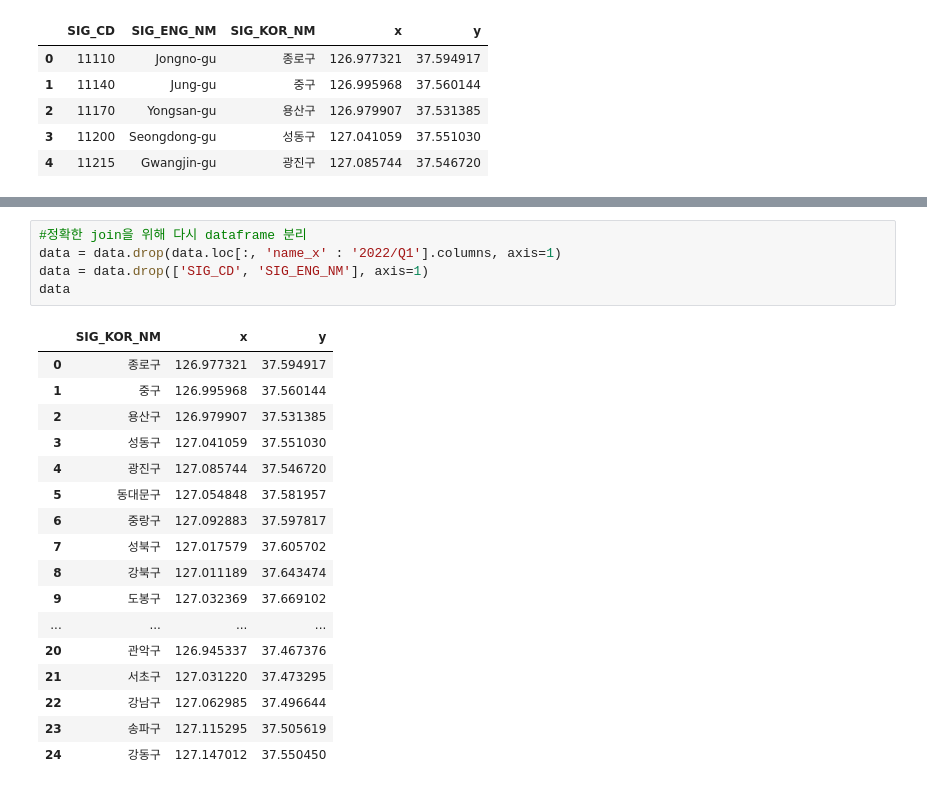
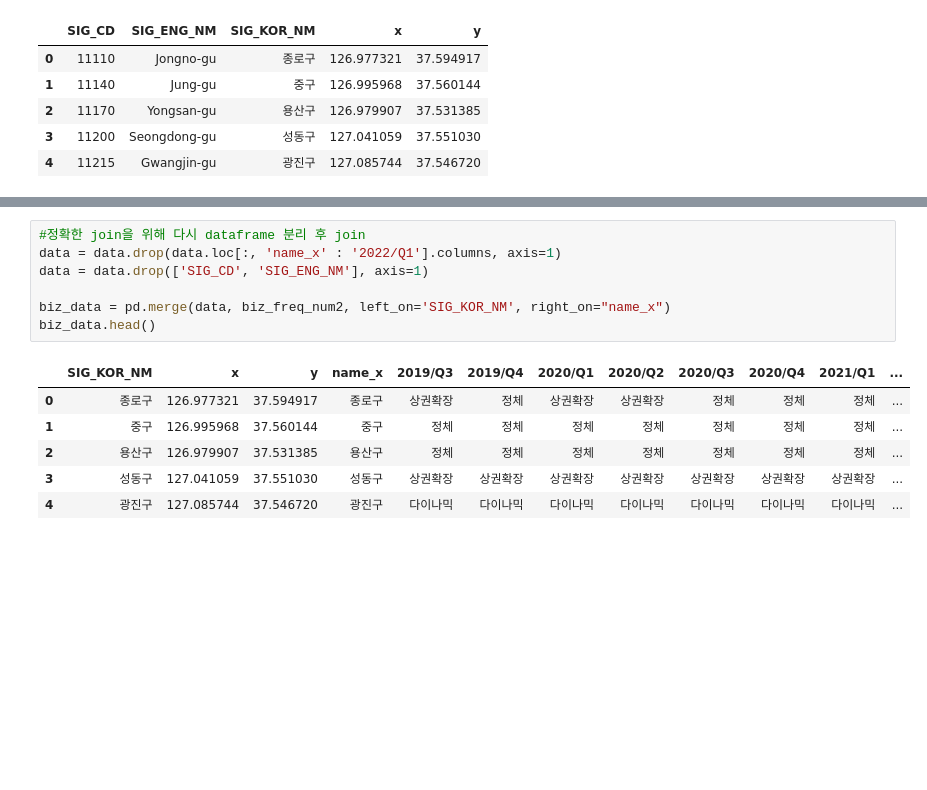
Before and after one commit to YongWanJin/KDTteam5_semiproject, a Jupyter notebook: code/상권변화지표_행정동별.ipynb, the cells around one changed output, grey strips where cells are left out. Drawn from its saved outputs; the diff is of its cells as text; blank space fills up the shorter version.

```diff
--- a/code/상권변화지표_행정동별.ipynb
+++ b/code/상권변화지표_행정동별.ipynb
@@ -443,23 +290,14 @@ data
 # %%
-#정확한 join을 위해 다시 dataframe 분리
+#정확한 join을 위해 다시 dataframe 분리 후 join
 data = data.drop(data.loc[:, 'name_x' : '2022/Q1'].columns, axis=1)
 data = data.drop(['SIG_CD', 'SIG_ENG_NM'], axis=1)
-data
+
+biz_data = pd.merge(data, biz_freq_num2, left_on='SIG_KOR_NM', right_on="name_x")
+biz_data.head()
 # %% [output]
-|  | SIG_KOR_NM | x | y |
-| 0 | 종로구 | 126.977321 | 37.594917 |
-| 1 | 중구 | 126.995968 | 37.560144 |
-| 2 | 용산구 | 126.979907 | 37.531385 |
-| 3 | 성동구 | 127.041059 | 37.551030 |
-| 4 | 광진구 | 127.085744 | 37.546720 |
-| 5 | 동대문구 | 127.054848 | 37.581957 |
-| 6 | 중랑구 | 127.092883 | 37.597817 |
-| 7 | 성북구 | 127.017579 | 37.605702 |
-| 8 | 강북구 | 127.011189 | 37.643474 |
-| 9 | 도봉구 | 127.032369 | 37.669102 |
-| ... | ... | ... | ... |
-| 20 | 관악구 | 126.945337 | 37.467376 |
-| 21 | 서초구 | 127.031220 | 37.473295 |
-| 22 | 강남구 | 127.062985 | 37.496644 |
-| 23 | 송파구 | 127.115295 | 37.505619 |
-| 24 | 강동구 | 127.147012 | 37.550450 |
+|  | SIG_KOR_NM | x | y | name_x | 2019/Q3 | 2019/Q4 | 2020/Q1 | 2020/Q2 | 2020/Q3 | 2020/Q4 | 2021/Q1 | ... |
+| 0 | 종로구 | 126.977321 | 37.594917 | 종로구 | 상권확장 | 정체 | 상권확장 | 상권확장 | 정체 | 정체 | 정체 | ... |
+| 1 | 중구 | 126.995968 | 37.560144 | 중구 | 정체 | 정체 | 정체 | 정체 | 정체 | 정체 | 정체 | ... |
+| 2 | 용산구 | 126.979907 | 37.531385 | 용산구 | 정체 | 정체 | 정체 | 정체 | 정체 | 정체 | 정체 | ... |
+| 3 | 성동구 | 127.041059 | 37.551030 | 성동구 | 상권확장 | 상권확장 | 상권확장 | 상권확장 | 상권확장 | 상권확장 | 상권확장 | ... |
+| 4 | 광진구 | 127.085744 | 37.546720 | 광진구 | 다이나믹 | 다이나믹 | 다이나믹 | 다이나믹 | 다이나믹 | 다이나믹 | 다이나믹 | ... |
```
Also changed, not shown: parts of 37 cells of this notebook.
